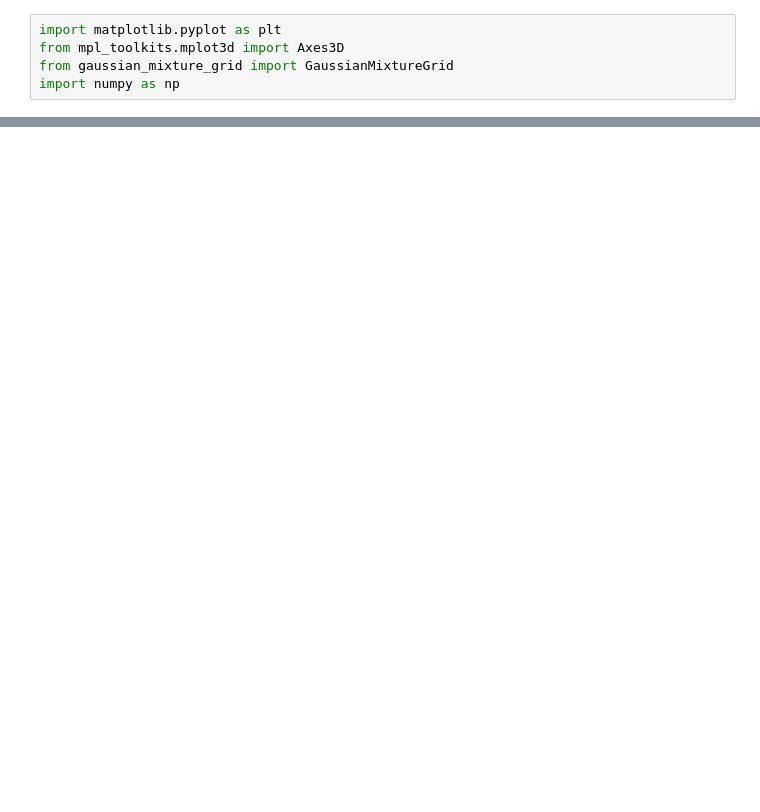
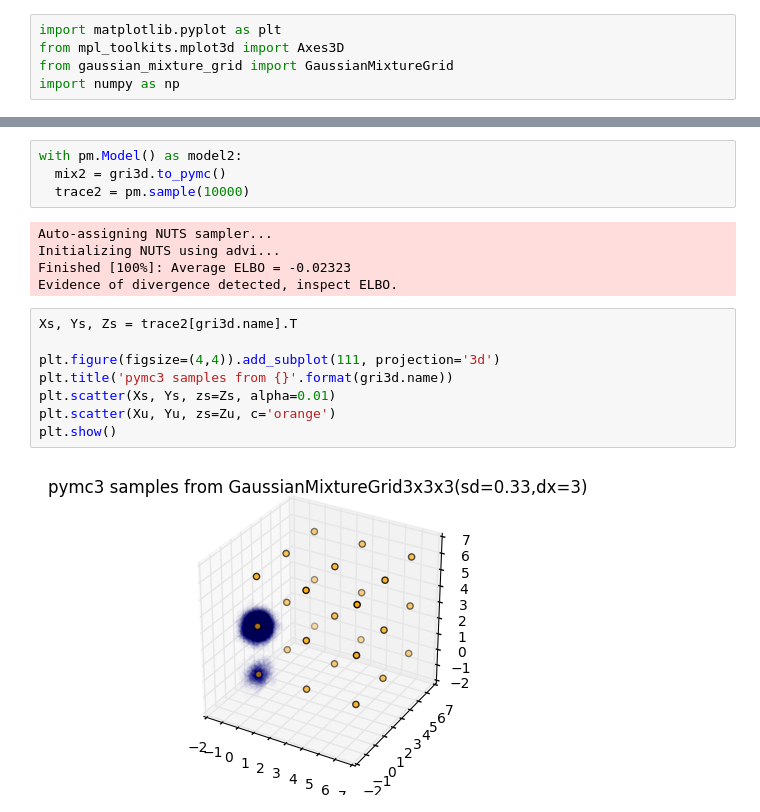
Before and after one commit to asross/cs205-project, a Jupyter notebook: datasets/mixture-grid.ipynb, the cells around one changed output, grey strips where cells are left out. Cells and saved outputs as stored; diff of their text form; blank space fills up the shorter version.

```diff
--- a/datasets/mixture-grid.ipynb
+++ b/datasets/mixture-grid.ipynb
@@ -41,0 +61,19 @@ plt.show()
+# %%
+with pm.Model() as model2:
+  mix2 = gri3d.to_pymc()
+  trace2 = pm.sample(10000)
+# %% [output]
+Auto-assigning NUTS sampler...
+Initializing NUTS using advi...
+Finished [100%]: Average ELBO = -0.02323
+Evidence of divergence detected, inspect ELBO.
+# %%
+Xs, Ys, Zs = trace2[gri3d.name].T
+
+plt.figure(figsize=(4,4)).add_subplot(111, projection='3d')
+plt.title('pymc3 samples from {}'.format(gri3d.name))
+plt.scatter(Xs, Ys, zs=Zs, alpha=0.01)
+plt.scatter(Xu, Yu, zs=Zu, c='orange')
+plt.show()
+# %% [output]
+[figure, added]
```
Also changed, not shown: parts of 5 cells of this notebook, 1 other file.
